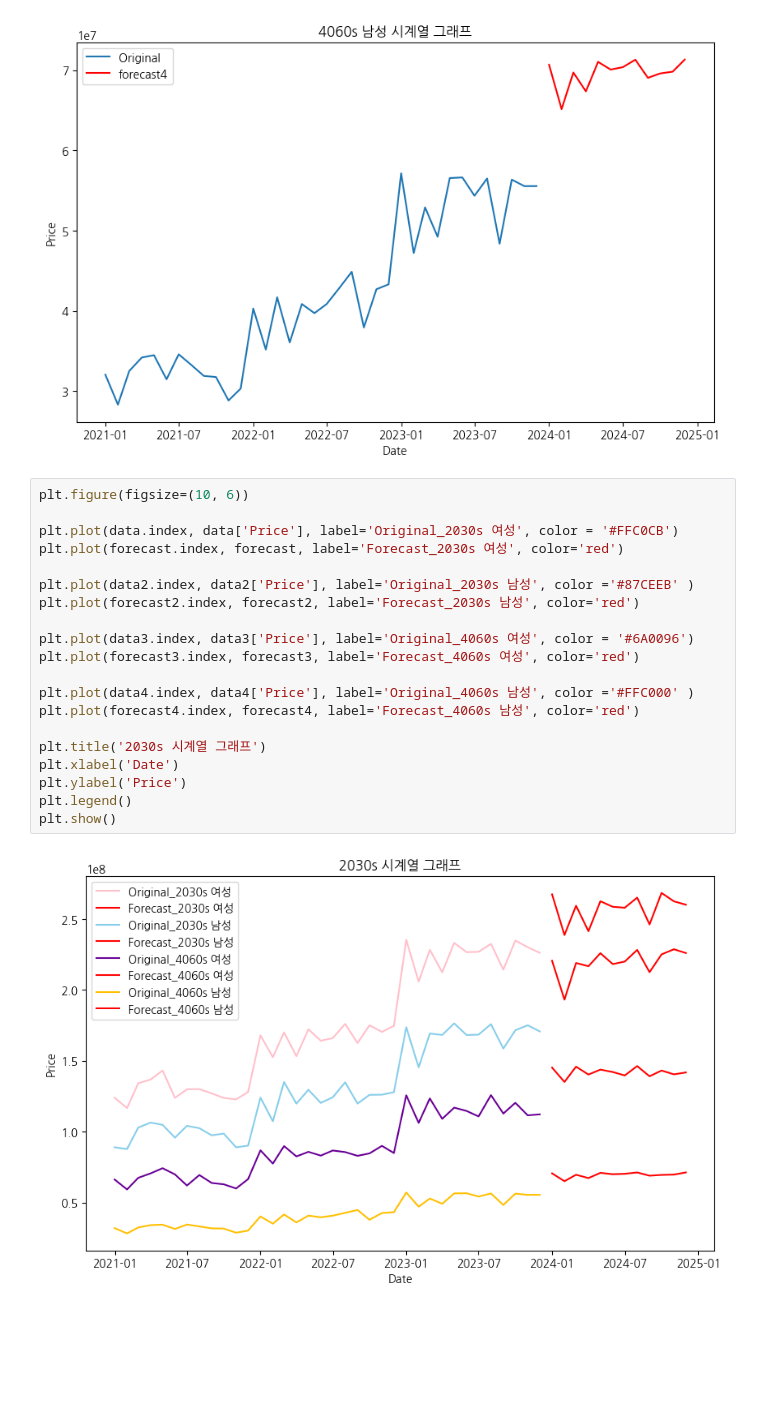
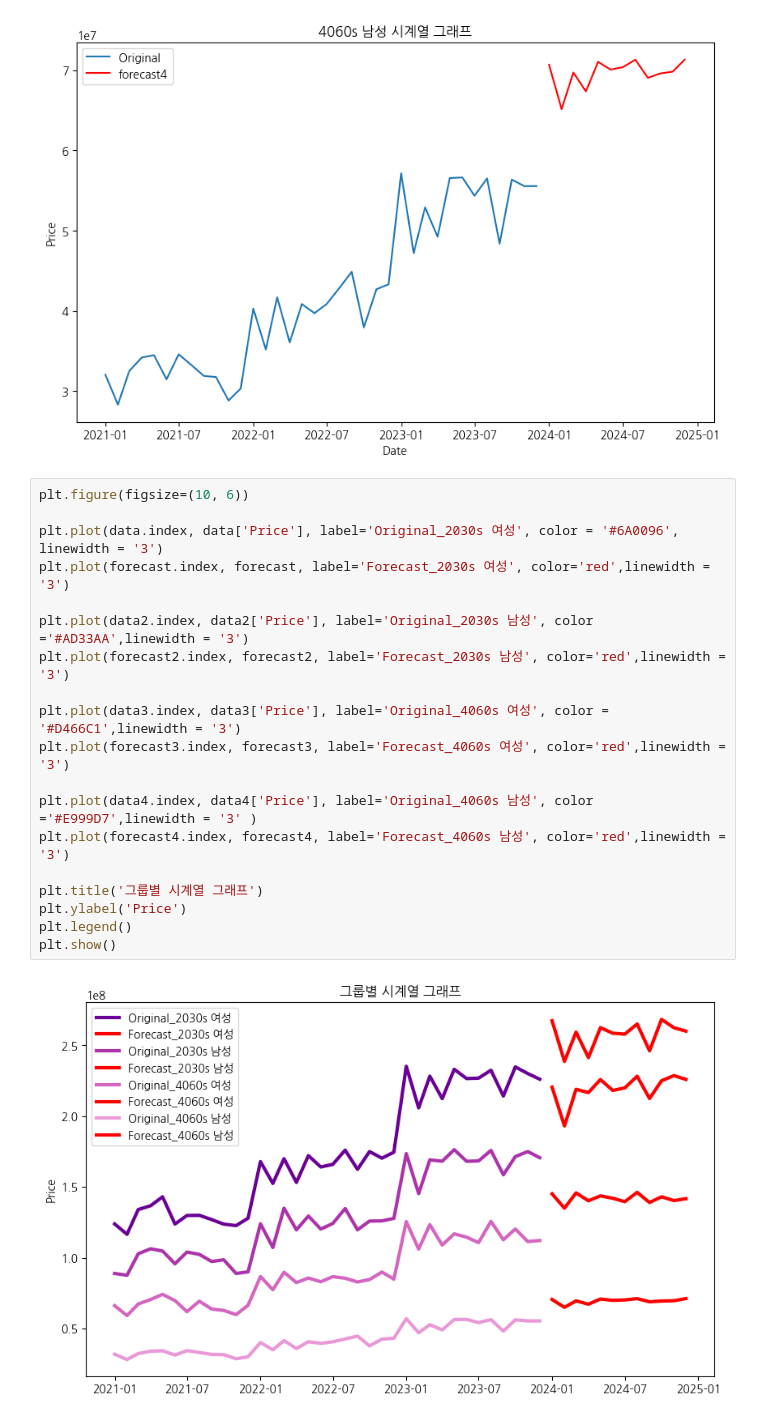
Before and after one commit to Seojiii/kurly_project, a Jupyter notebook: 0320_HY_combined_arima.ipynb, the cells around one changed output. Cells and saved outputs as stored; diff of their text form; blank space fills up the shorter version.

```diff
--- a/0320_HY_combined_arima.ipynb
+++ b/0320_HY_combined_arima.ipynb
@@ -387,22 +421,21 @@ plt.show()
 # %%
 plt.figure(figsize=(10, 6))
 
-plt.plot(data.index, data['Price'], label='Original_2030s 여성', color = '#FFC0CB')
-plt.plot(forecast.index, forecast, label='Forecast_2030s 여성', color='red')
+plt.plot(data.index, data['Price'], label='Original_2030s 여성', color = '#6A0096', linewidth = '3')
+plt.plot(forecast.index, forecast, label='Forecast_2030s 여성', color='red',linewidth = '3')
 
-plt.plot(data2.index, data2['Price'], label='Original_2030s 남성', color ='#87CEEB' )
-plt.plot(forecast2.index, forecast2, label='Forecast_2030s 남성', color='red')
+plt.plot(data2.index, data2['Price'], label='Original_2030s 남성', color ='#AD33AA',linewidth = '3')
+plt.plot(forecast2.index, forecast2, label='Forecast_2030s 남성', color='red',linewidth = '3')
 
-plt.plot(data3.index, data3['Price'], label='Original_4060s 여성', color = '#6A0096')
-plt.plot(forecast3.index, forecast3, label='Forecast_4060s 여성', color='red')
+plt.plot(data3.index, data3['Price'], label='Original_4060s 여성', color = '#D466C1',linewidth = '3')
+plt.plot(forecast3.index, forecast3, label='Forecast_4060s 여성', color='red',linewidth = '3')
 
-plt.plot(data4.index, data4['Price'], label='Original_4060s 남성', color ='#FFC000' )
-plt.plot(forecast4.index, forecast4, label='Forecast_4060s 남성', color='red')
+plt.plot(data4.index, data4['Price'], label='Original_4060s 남성', color ='#E999D7',linewidth = '3' )
+plt.plot(forecast4.index, forecast4, label='Forecast_4060s 남성', color='red',linewidth = '3')
 
-plt.title('2030s 시계열 그래프')
-plt.xlabel('Date')
+plt.title('그룹별 시계열 그래프')
 plt.ylabel('Price')
 plt.legend()
 plt.show()
 # %% [output]
-[figure, old version]
+[figure, new version]
```
Also changed, not shown: parts of 11 cells of this notebook.
